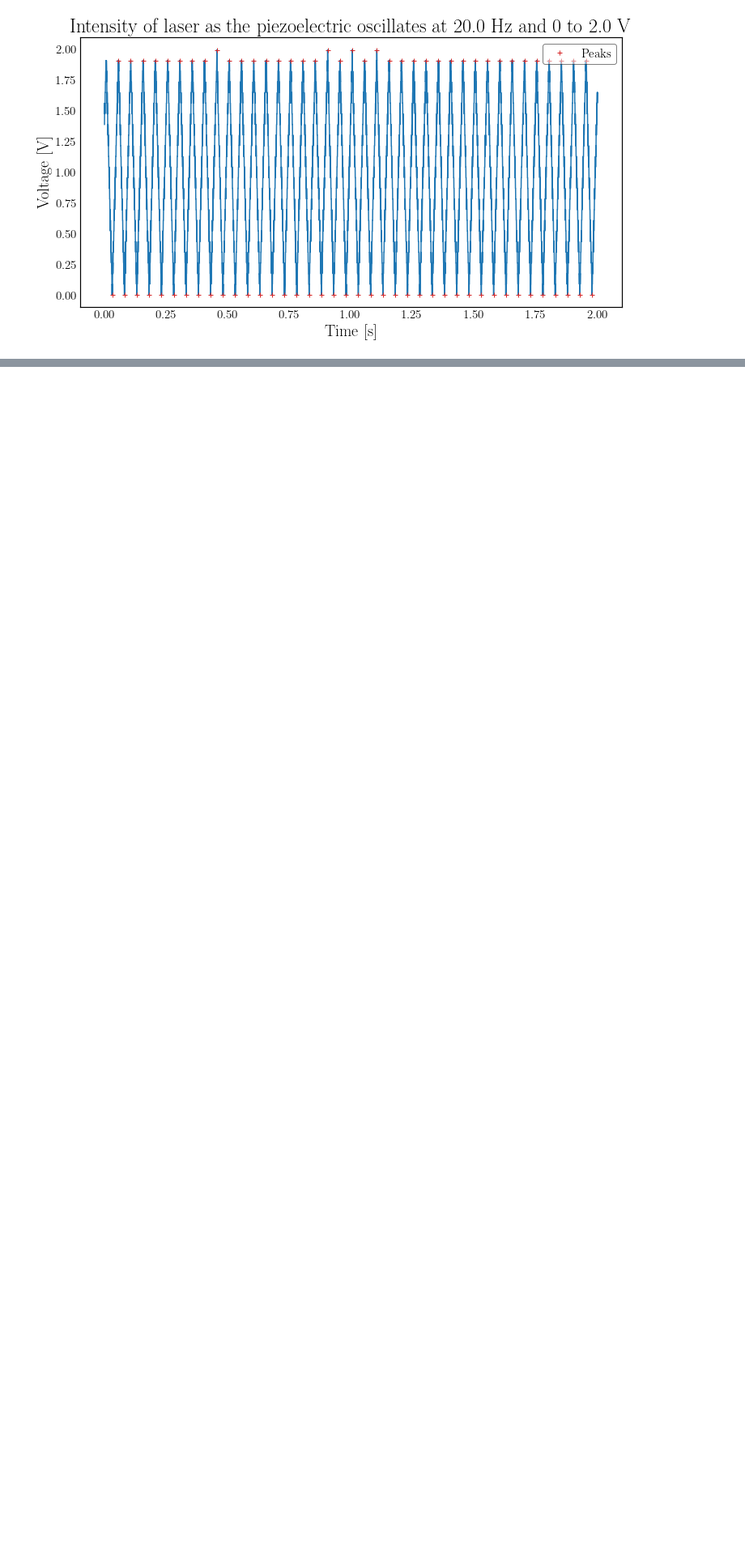
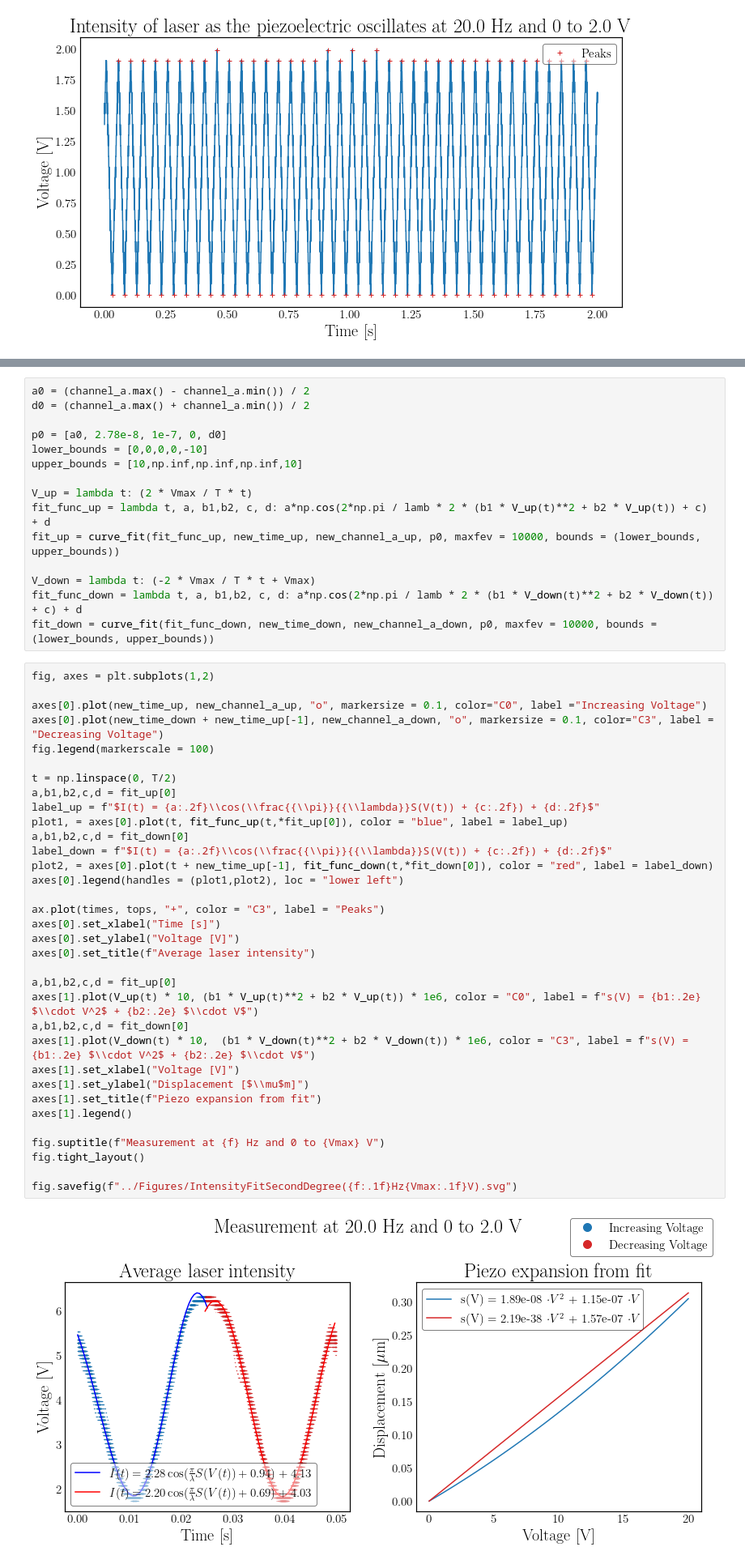
Before and after one commit to Emiliuhre/Labgruppe-Eksperimentiel-Fysik-2, a Jupyter notebook: Exercise 2/Databehandling/Databehandling.ipynb, the cells around one changed output, grey strips where cells are left out. Shown at 81% size. Saved outputs shown, nothing was run; the diff lists cells and outputs as text; blank space fills up the shorter version.

```diff
--- a/Exercise 2/Databehandling/Databehandling.ipynb
+++ b/Exercise 2/Databehandling/Databehandling.ipynb
@@ -245 +247,52 @@ fig.tight_layout()
+# %%
+a0 = (channel_a.max() - channel_a.min()) / 2
+d0 = (channel_a.max() + channel_a.min()) / 2
+
+p0 = [a0, 2.78e-8, 1e-7, 0, d0]
+lower_bounds = [0,0,0,0,-10]
+upper_bounds = [10,np.inf,np.inf,np.inf,10]
+
+V_up = lambda t: (2 * Vmax / T * t)
+fit_func_up = lambda t, a, b1,b2, c, d: a*np.cos(2*np.pi / lamb * 2 * (b1 * V_up(t)**2 + b2 * V_up(t)) + c) + d
+fit_up = curve_fit(fit_func_up, new_time_up, new_channel_a_up, p0, maxfev = 10000, bounds = (lower_bounds, upper_bounds))
+
+V_down = lambda t: (-2 * Vmax / T * t + Vmax)
+fit_func_down = lambda t, a, b1,b2, c, d: a*np.cos(2*np.pi / lamb * 2 * (b1 * V_down(t)**2 + b2 * V_down(t)) + c) + d
+fit_down = curve_fit(fit_func_down, new_time_down, new_channel_a_down, p0, maxfev = 10000, bounds = (lower_bounds, upper_bounds))
+# %%
+fig, axes = plt.subplots(1,2)
+
+axes[0].plot(new_time_up, new_channel_a_up, "o", markersize = 0.1, color="C0", label ="Increasing Voltage")
+axes[0].plot(new_time_down + new_time_up[-1], new_channel_a_down, "o", markersize = 0.1, color="C3", label = "Decreasing Voltage")
+fig.legend(markerscale = 100)
+
+t = np.linspace(0, T/2)
+a,b1,b2,c,d = fit_up[0]
+label_up = f"$I(t) = {a:.2f}\\cos(\\frac{{\\pi}}{{\\lambda}}S(V(t)) + {c:.2f}) + {d:.2f}$"
+plot1, = axes[0].plot(t, fit_func_up(t,*fit_up[0]), color = "blue", label = label_up)
+a,b1,b2,c,d = fit_down[0]
+label_down = f"$I(t) = {a:.2f}\\cos(\\frac{{\\pi}}{{\\lambda}}S(V(t)) + {c:.2f}) + {d:.2f}$"
+plot2, = axes[0].plot(t + new_time_up[-1], fit_func_down(t,*fit_down[0]), color = "red", label = label_down)
+axes[0].legend(handles = (plot1,plot2), loc = "lower left")
+
+ax.plot(times, tops, "+", color = "C3", label = "Peaks")
+axes[0].set_xlabel("Time [s]")
+axes[0].set_ylabel("Voltage [V]")
+axes[0].set_title(f"Average laser intensity")
+
+a,b1,b2,c,d = fit_up[0]
+axes[1].plot(V_up(t) * 10, (b1 * V_up(t)**2 + b2 * V_up(t)) * 1e6, color = "C0", label = f"s(V) = {b1:.2e} $\\cdot V^2$ + {b2:.2e} $\\cdot V$")
+a,b1,b2,c,d = fit_down[0]
+axes[1].plot(V_down(t) * 10,  (b1 * V_down(t)**2 + b2 * V_down(t)) * 1e6, color = "C3", label = f"s(V) = {b1:.2e} $\\cdot V^2$ + {b2:.2e} $\\cdot V$")
+axes[1].set_xlabel("Voltage [V]")
+axes[1].set_ylabel("Displacement [$\\mu$m]")
+axes[1].set_title(f"Piezo expansion from fit")
+axes[1].legend()
+
+fig.suptitle(f"Measurement at {f} Hz and 0 to {Vmax} V")
+fig.tight_layout()
+
+fig.savefig(f"../Figures/IntensityFitSecondDegree({f:.1f}Hz{Vmax:.1f}V).svg")
+# %% [output]
+[figure, added]
 # %%
```
Also changed, not shown: parts of 8 cells of this notebook.
